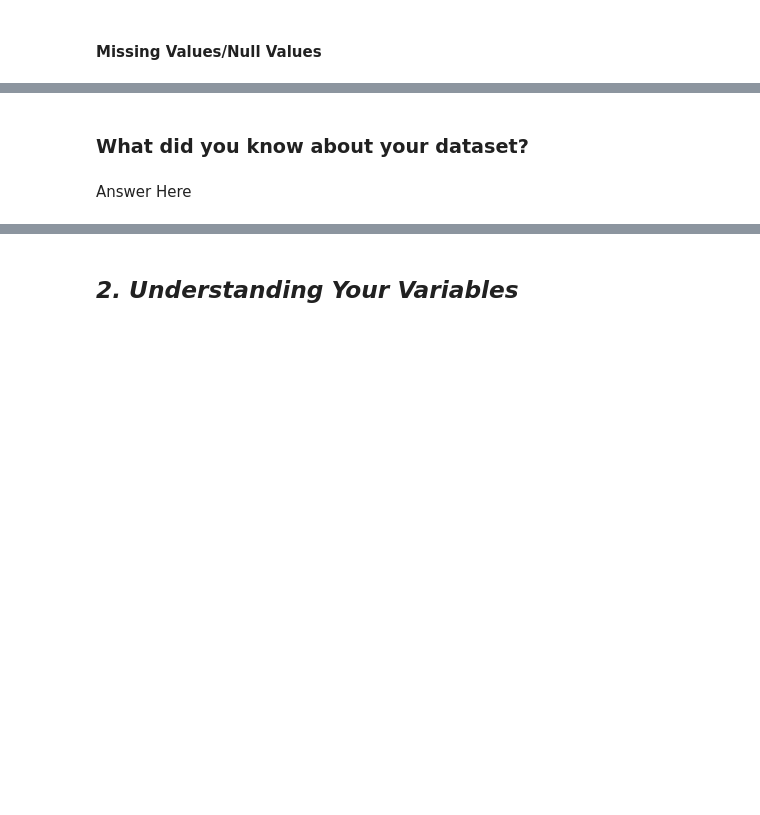
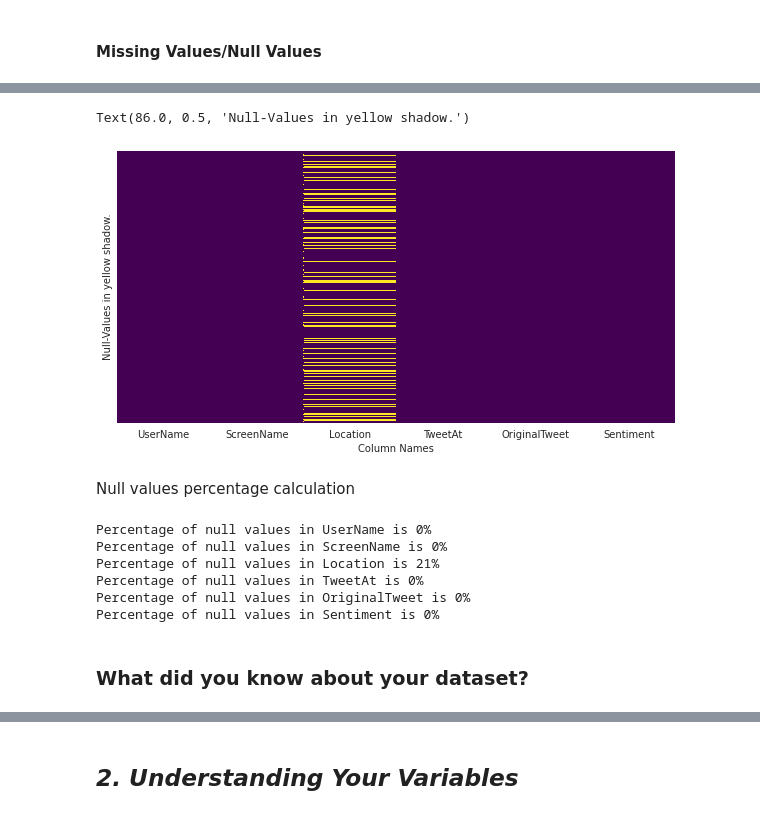
Before and after one commit to axpat/Corona-Virus-Tweet-Sentiment-Analysis, a Jupyter notebook: Coronavirus_Tweet_Sentiment_Analysis.ipynb, the cells around one changed output, grey strips where cells are left out. Cells and saved outputs as stored; diff of their text form; code cells hidden in the pictures; blank space fills up the shorter version.

```diff
--- a/Coronavirus_Tweet_Sentiment_Analysis.ipynb
+++ b/Coronavirus_Tweet_Sentiment_Analysis.ipynb
@@ -96,3 +100,6 @@ M - Multivariate Analysis
+# %%
+# Load Dataset
+ctsa = pd.read_csv("https://raw.githubusercontent.com/axpat/Corona-Virus-Tweet-Sentiment-Analysis/main/Data/Coronavirus%20Tweets.csv",encoding='latin-1')
 # %% [markdown]
 ### Dataset First View
 # %%
@@ -118,4 +161,27 @@ M - Multivariate Analysis
+# %%
+# Visualizing the missing values
+# setting configuration for our plots
+plt.rcParams['figure.figsize'] = (10, 5)
+
+sns.heatmap(ctsa.isnull(),yticklabels=False,cbar=False,cmap='viridis')
+plt.xlabel('Column Names')
+plt.ylabel('Null-Values in yellow shadow.')
+# %% [output]
+Text(86.0, 0.5, 'Null-Values in yellow shadow.')
+[figure, added]
+# %% [markdown]
+Null values percentage calculation
+# %%
+# perecntage of null_values in each column
+for i in list(ctsa.columns):
+  null_percent = round((ctsa[i].isna().sum()/len(ctsa[i]))*100)
+  print(f'Percentage of null values in {i} is {null_percent}%')
+# %% [output]
+Percentage of null values in UserName is 0%
+Percentage of null values in ScreenName is 0%
+Percentage of null values in Location is 21%
+Percentage of null values in TweetAt is 0%
+Percentage of null values in OriginalTweet is 0%
+Percentage of null values in Sentiment is 0%
 # %% [markdown]
 ### What did you know about your dataset?
-# %% [markdown]
-Answer Here
```
Also changed, not shown: parts of 25 cells of this notebook.
